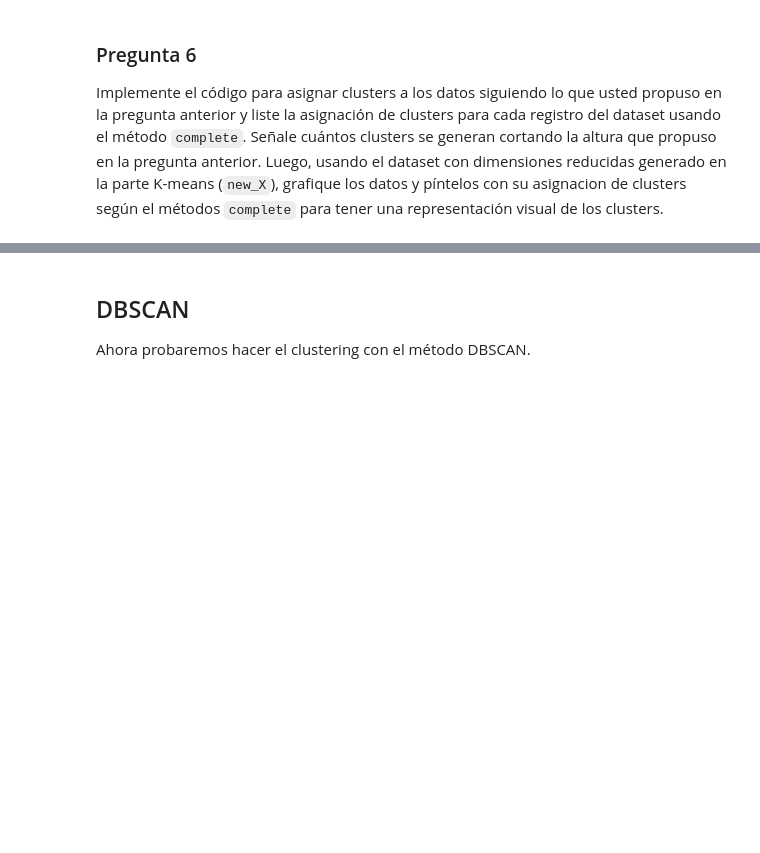
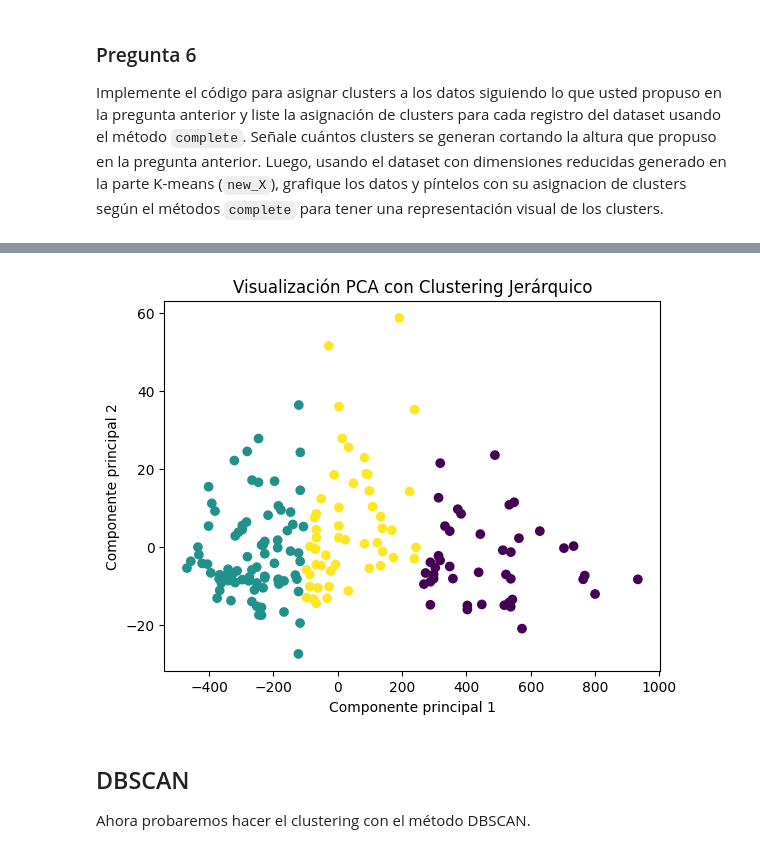
Before and after one commit to BnjmnNicholas/CC5205-Mineria_de_Datos_Labs, a Jupyter notebook: Lab_5/lab_5.ipynb, the cells around one changed output, grey strips where cells are left out. Saved outputs shown, nothing was run; the diff lists cells and outputs as text; code cells hidden in the pictures; blank space fills up the shorter version.

```diff
--- a/Lab_5/lab_5.ipynb
+++ b/Lab_5/lab_5.ipynb
@@ -179,3 +210,22 @@ from sklearn.cluster import AgglomerativeClustering
+# %%
+from sklearn.cluster import AgglomerativeClustering
+
+# Escriba su código aquí
+
+k_escogido = 3
+
+clustering = AgglomerativeClustering(n_clusters=k_escogido, linkage="complete")
+clustering.fit(X)
+y_clustering = clustering.labels_
+
+# new_X = X_pca
+plt.scatter(X_pca[:, 0], X_pca[:, 1], c=y_clustering, cmap='viridis')
+plt.title("Visualización PCA con Clustering Jerárquico")
+plt.xlabel("Componente principal 1")
+plt.ylabel("Componente principal 2")
+plt.show()
+# %% [output]
+[figure, added]
 # %% [markdown]
 ## DBSCAN
 
```
Also changed, not shown: parts of 17 cells of this notebook.
